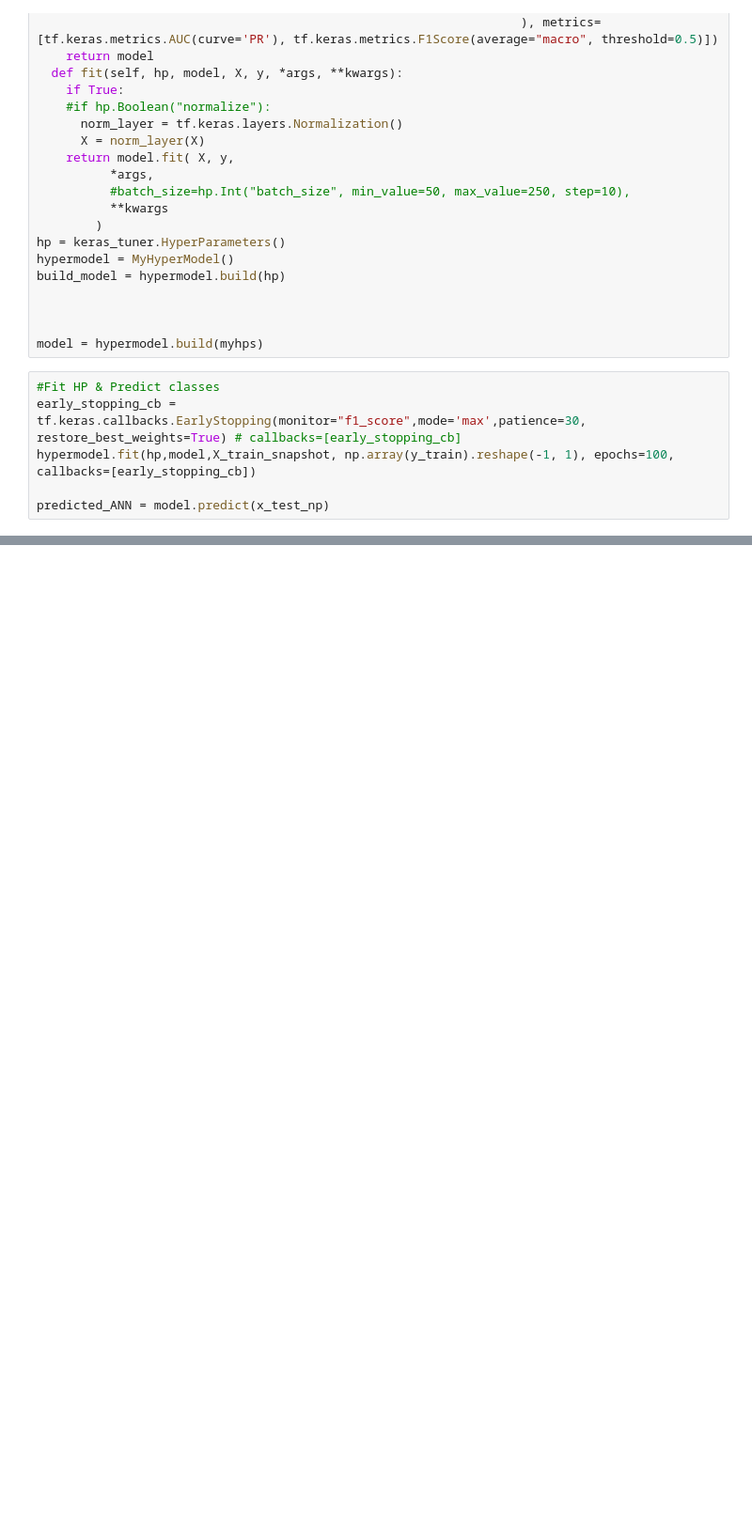
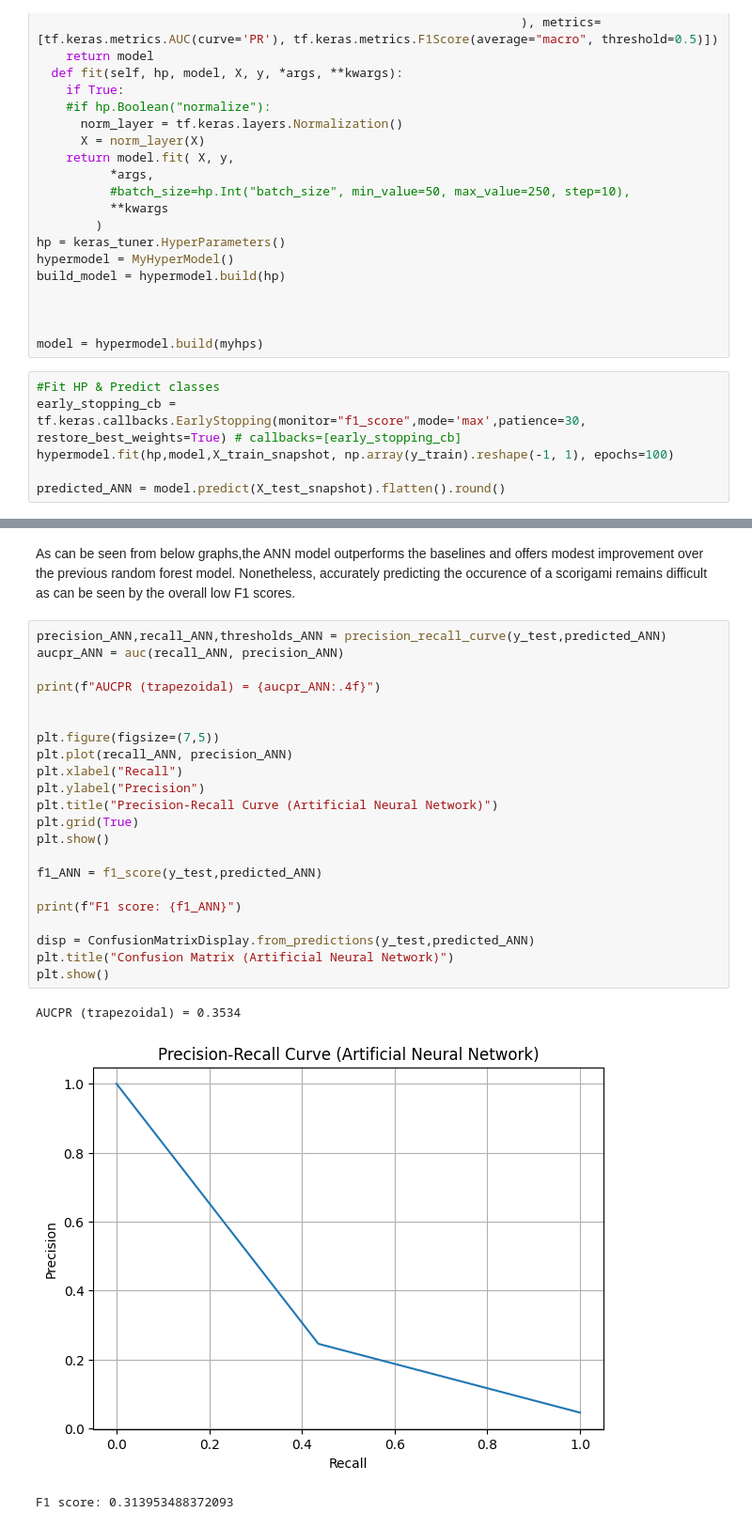
Before and after one commit to BeckMatthew/Scorigami, a Jupyter notebook: scorigami.ipynb, the cells around one changed output, grey strips where cells are left out. Shown at 94% size. Drawn from its saved outputs; the diff is of its cells as text; blank space fills up the shorter version.

```diff
--- a/scorigami.ipynb
+++ b/scorigami.ipynb
@@ -358,8 +359,8 @@ model = hypermodel.build(myhps)
 # %%
 #Fit HP & Predict classes
 early_stopping_cb = tf.keras.callbacks.EarlyStopping(monitor="f1_score",mode='max',patience=30, restore_best_weights=True) # callbacks=[early_stopping_cb]
-hypermodel.fit(hp,model,X_train_snapshot, np.array(y_train).reshape(-1, 1), epochs=100, callbacks=[early_stopping_cb])
+hypermodel.fit(hp,model,X_train_snapshot, np.array(y_train).reshape(-1, 1), epochs=100)
 
-predicted_ANN = model.predict(x_test_np)
+predicted_ANN = model.predict(X_test_snapshot).flatten().round()
 # %% [output]
 Epoch 1/100
@@ -382,0 +383,28 @@ NameError: name 'x_test_np' is not defined
+# %% [markdown]
+As can be seen from below graphs,the ANN model outperforms the baselines and offers modest improvement over the previous random forest model. Nonetheless, accurately predicting the occurence of a scorigami remains difficult as can be seen by the overall low F1 scores.
+# %%
+precision_ANN,recall_ANN,thresholds_ANN = precision_recall_curve(y_test,predicted_ANN)
+aucpr_ANN = auc(recall_ANN, precision_ANN)
+
+print(f"AUCPR (trapezoidal) = {aucpr_ANN:.4f}")
+
+
+plt.figure(figsize=(7,5))
+plt.plot(recall_ANN, precision_ANN)
+plt.xlabel("Recall")
+plt.ylabel("Precision")
+plt.title("Precision-Recall Curve (Artificial Neural Network)")
+plt.grid(True)
+plt.show()
+
+f1_ANN = f1_score(y_test,predicted_ANN)
+
+print(f"F1 score: {f1_ANN}")
+
+disp = ConfusionMatrixDisplay.from_predictions(y_test,predicted_ANN)
+plt.title("Confusion Matrix (Artificial Neural Network)")
+plt.show()
+# %% [output]
+AUCPR (trapezoidal) = 0.3534
+[figure, added]
+F1 score: 0.313953488372093
```
Also changed, not shown: parts of 28 cells of this notebook.
